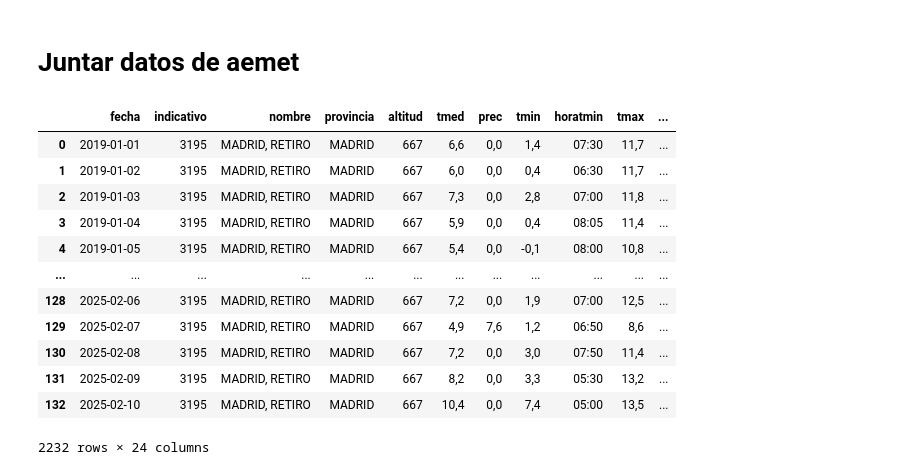
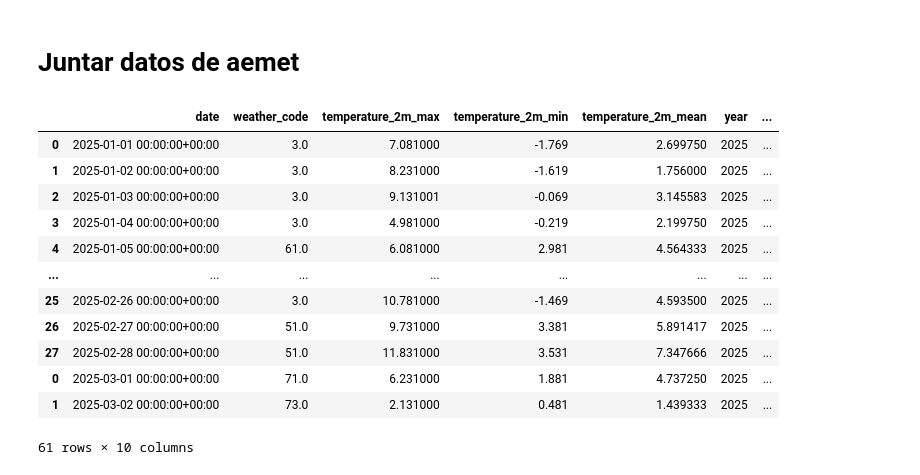
Before and after one commit to GamblerRunner/PrediccionMeteorologica, a Jupyter notebook: src/pruebas/UnirDatosAemet.ipynb, the cells around one changed output. Drawn from its saved outputs; the diff is of its cells as text; code cells hidden in the pictures.

```diff
--- a/src/pruebas/UnirDatosAemet.ipynb
+++ b/src/pruebas/UnirDatosAemet.ipynb
@@ -5,25 +5,25 @@ import pandas as pd
 import glob
 # %%
 # Obtener todos los archivos CSV en una carpeta
-archivos = glob.glob("data/raw/data_aemet/aemet_meses/*.csv")
+archivos = glob.glob("../../data/raw/Open_Meteo/daily/Hoyo de Manzanares/2025/*.csv")
 
 # Leer y concatenar todos los archivos
-df = pd.concat([pd.read_csv(f) for f in archivos])
+df_2025 = pd.concat([pd.read_csv(f) for f in archivos])
 
 # Opcional: Ordenar por fecha si hay una columna de tiempo
-df = df.sort_values(by="fecha")
-df
+df_2025 = df_2025.sort_values(by="date")
+df_2025
 # %% [output]
-|  | fecha | indicativo | nombre | provincia | altitud | tmed | prec | tmin | horatmin | tmax | ... |
-| 0 | 2019-01-01 | 3195 | MADRID, RETIRO | MADRID | 667 | 6,6 | 0,0 | 1,4 | 07:30 | 11,7 | ... |
-| 1 | 2019-01-02 | 3195 | MADRID, RETIRO | MADRID | 667 | 6,0 | 0,0 | 0,4 | 06:30 | 11,7 | ... |
-| 2 | 2019-01-03 | 3195 | MADRID, RETIRO | MADRID | 667 | 7,3 | 0,0 | 2,8 | 07:00 | 11,8 | ... |
-| 3 | 2019-01-04 | 3195 | MADRID, RETIRO | MADRID | 667 | 5,9 | 0,0 | 0,4 | 08:05 | 11,4 | ... |
-| 4 | 2019-01-05 | 3195 | MADRID, RETIRO | MADRID | 667 | 5,4 | 0,0 | -0,1 | 08:00 | 10,8 | ... |
-| ... | ... | ... | ... | ... | ... | ... | ... | ... | ... | ... | ... |
-| 128 | 2025-02-06 | 3195 | MADRID, RETIRO | MADRID | 667 | 7,2 | 0,0 | 1,9 | 07:00 | 12,5 | ... |
-| 129 | 2025-02-07 | 3195 | MADRID, RETIRO | MADRID | 667 | 4,9 | 7,6 | 1,2 | 06:50 | 8,6 | ... |
-| 130 | 2025-02-08 | 3195 | MADRID, RETIRO | MADRID | 667 | 7,2 | 0,0 | 3,0 | 07:50 | 11,4 | ... |
-| 131 | 2025-02-09 | 3195 | MADRID, RETIRO | MADRID | 667 | 8,2 | 0,0 | 3,3 | 05:30 | 13,2 | ... |
-| 132 | 2025-02-10 | 3195 | MADRID, RETIRO | MADRID | 667 | 10,4 | 0,0 | 7,4 | 05:00 | 13,5 | ... |
+|  | date | weather_code | temperature_2m_max | temperature_2m_min | temperature_2m_mean | year | ... |
+| 0 | 2025-01-01 00:00:00+00:00 | 3.0 | 7.081000 | -1.769 | 2.699750 | 2025 | ... |
+| 1 | 2025-01-02 00:00:00+00:00 | 3.0 | 8.231000 | -1.619 | 1.756000 | 2025 | ... |
+| 2 | 2025-01-03 00:00:00+00:00 | 3.0 | 9.131001 | -0.069 | 3.145583 | 2025 | ... |
+| 3 | 2025-01-04 00:00:00+00:00 | 3.0 | 4.981000 | -0.219 | 2.199750 | 2025 | ... |
+| 4 | 2025-01-05 00:00:00+00:00 | 61.0 | 6.081000 | 2.981 | 4.564333 | 2025 | ... |
+| ... | ... | ... | ... | ... | ... | ... | ... |
+| 25 | 2025-02-26 00:00:00+00:00 | 3.0 | 10.781000 | -1.469 | 4.593500 | 2025 | ... |
+| 26 | 2025-02-27 00:00:00+00:00 | 51.0 | 9.731000 | 3.381 | 5.891417 | 2025 | ... |
+| 27 | 2025-02-28 00:00:00+00:00 | 51.0 | 11.831000 | 3.531 | 7.347666 | 2025 | ... |
+| 0 | 2025-03-01 00:00:00+00:00 | 71.0 | 6.231000 | 1.881 | 4.737250 | 2025 | ... |
+| 1 | 2025-03-02 00:00:00+00:00 | 73.0 | 2.131000 | 0.481 | 1.439333 | 2025 | ... |
-2232 rows × 24 columns
+61 rows × 10 columns
```
Also changed, not shown: parts of 12 cells of this notebook, 2 other files.
